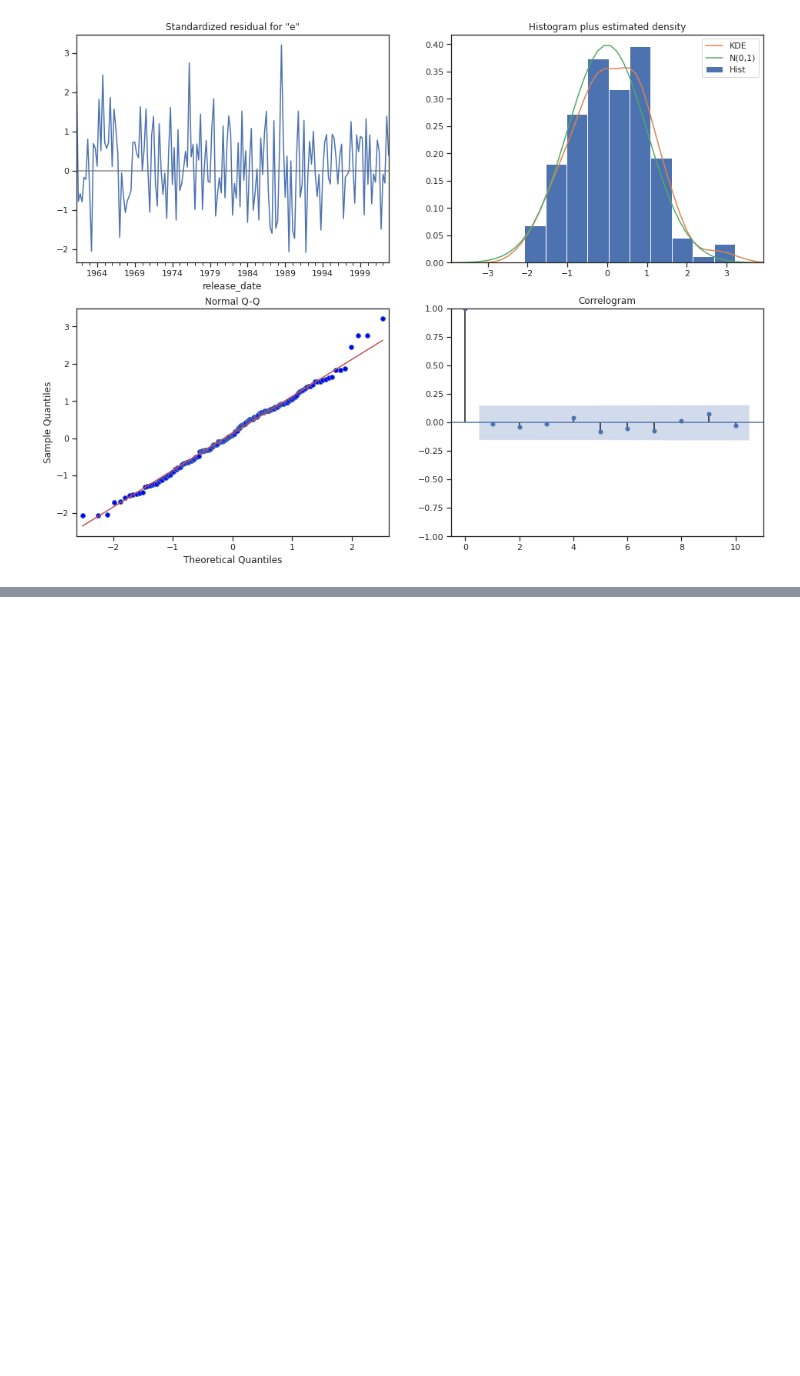
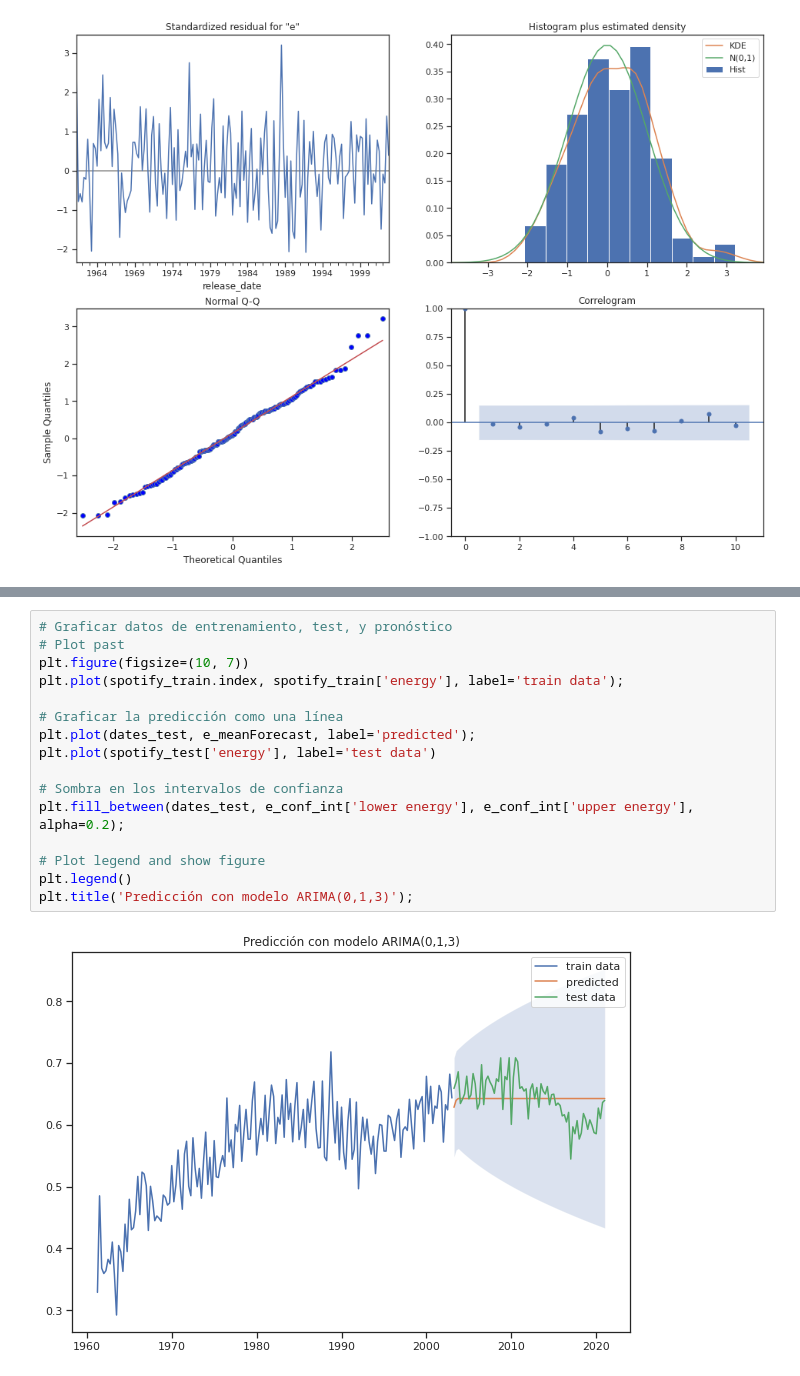
Before and after one commit to DianaScientist/uAustral-mcd-automatedML, a Jupyter notebook: TimeSeries_ARIMA_Spotify.ipynb, the cells around one changed output, grey strips where cells are left out. Saved outputs shown, nothing was run; the diff lists cells and outputs as text; blank space fills up the shorter version.

```diff
--- a/TimeSeries_ARIMA_Spotify.ipynb
+++ b/TimeSeries_ARIMA_Spotify.ipynb
@@ -594,0 +396,18 @@ plt.legend(fontsize=10);
+# %%
+# Graficar datos de entrenamiento, test, y pronóstico
+# Plot past
+plt.figure(figsize=(10, 7))
+plt.plot(spotify_train.index, spotify_train['energy'], label='train data');
+
+# Graficar la predicción como una línea
+plt.plot(dates_test, e_meanForecast, label='predicted');
+plt.plot(spotify_test['energy'], label='test data')
+
+# Sombra en los intervalos de confianza
+plt.fill_between(dates_test, e_conf_int['lower energy'], e_conf_int['upper energy'], alpha=0.2);
+
+# Plot legend and show figure
+plt.legend()
+plt.title('Predicción con modelo ARIMA(0,1,3)');
+# %% [output]
+[figure, added]
```
Also changed, not shown: parts of 92 cells of this notebook.
